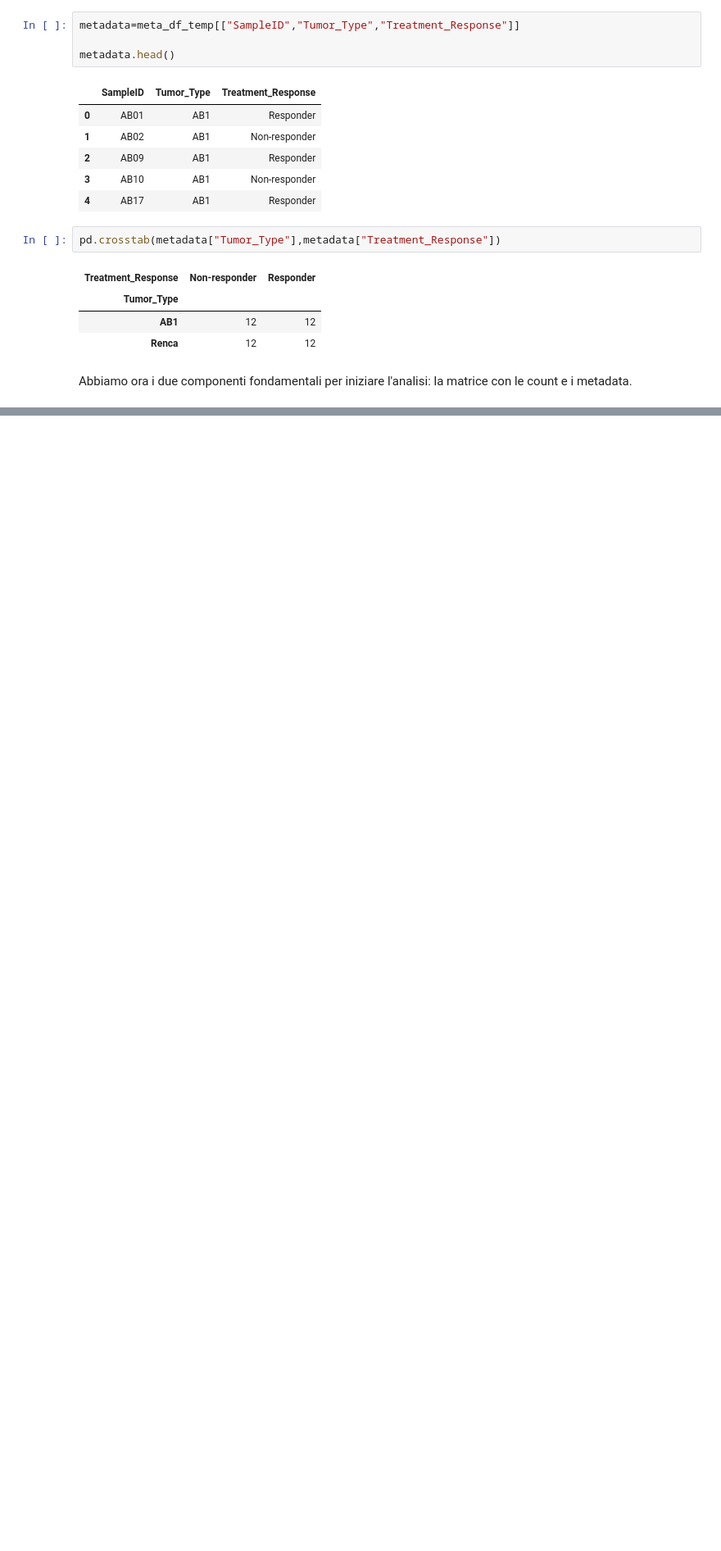
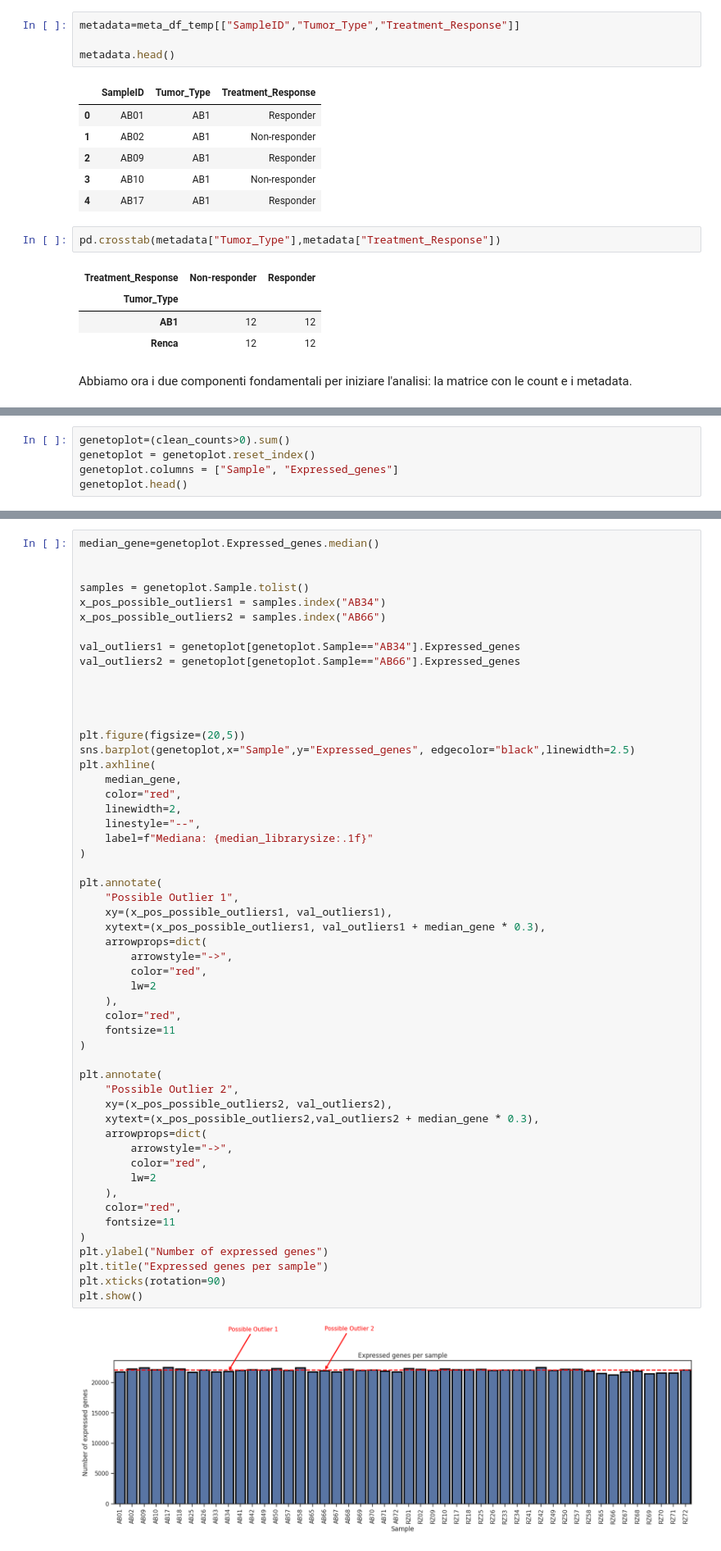
Before and after one commit to LorenzoBioinfo/import-biology, a Jupyter notebook: notebooks/DEG_Analysis_pyDESeq2.ipynb, the cells around one changed output, grey strips where cells are left out. Shown at 82% size. Cells and saved outputs as stored; diff of their text form; blank space fills up the shorter version.

```diff
--- a/notebooks/DEG_Analysis_pyDESeq2.ipynb
+++ b/notebooks/DEG_Analysis_pyDESeq2.ipynb
@@ -262,0 +414,5 @@ la matrice con le count e i metadata.
+# %%
+genetoplot=(clean_counts>0).sum()
+genetoplot = genetoplot.reset_index()
+genetoplot.columns = ["Sample", "Expressed_genes"]
+genetoplot.head()
@@ -262,0 +426,55 @@ la matrice con le count e i metadata.
+# %%
+median_gene=genetoplot.Expressed_genes.median()
+
+
+samples = genetoplot.Sample.tolist()
+x_pos_possible_outliers1 = samples.index("AB34")
+x_pos_possible_outliers2 = samples.index("AB66")
+
+val_outliers1 = genetoplot[genetoplot.Sample=="AB34"].Expressed_genes
+val_outliers2 = genetoplot[genetoplot.Sample=="AB66"].Expressed_genes
+
+
+
+
+plt.figure(figsize=(20,5))
+sns.barplot(genetoplot,x="Sample",y="Expressed_genes", edgecolor="black",linewidth=2.5)
+plt.axhline(
+    median_gene,
+    color="red",
+    linewidth=2,
+    linestyle="--",
+    label=f"Mediana: {median_librarysize:.1f}"
+)
+
+plt.annotate(
+    "Possible Outlier 1",
+    xy=(x_pos_possible_outliers1, val_outliers1),
+    xytext=(x_pos_possible_outliers1, val_outliers1 + median_gene * 0.3),
+    arrowprops=dict(
+        arrowstyle="->",
+        color="red",
+        lw=2
+    ),
+    color="red",
+    fontsize=11
+)
+
+plt.annotate(
+    "Possible Outlier 2",
+    xy=(x_pos_possible_outliers2, val_outliers2),
+    xytext=(x_pos_possible_outliers2,val_outliers2 + median_gene * 0.3),
+    arrowprops=dict(
+        arrowstyle="->",
+        color="red",
+        lw=2
+    ),
+    color="red",
+    fontsize=11
+)
+plt.ylabel("Number of expressed genes")
+plt.title("Expressed genes per sample")
+plt.xticks(rotation=90)
+plt.show()
+# %% [output]
+[figure, added]
```
Also changed, not shown: parts of 67 cells of this notebook.
